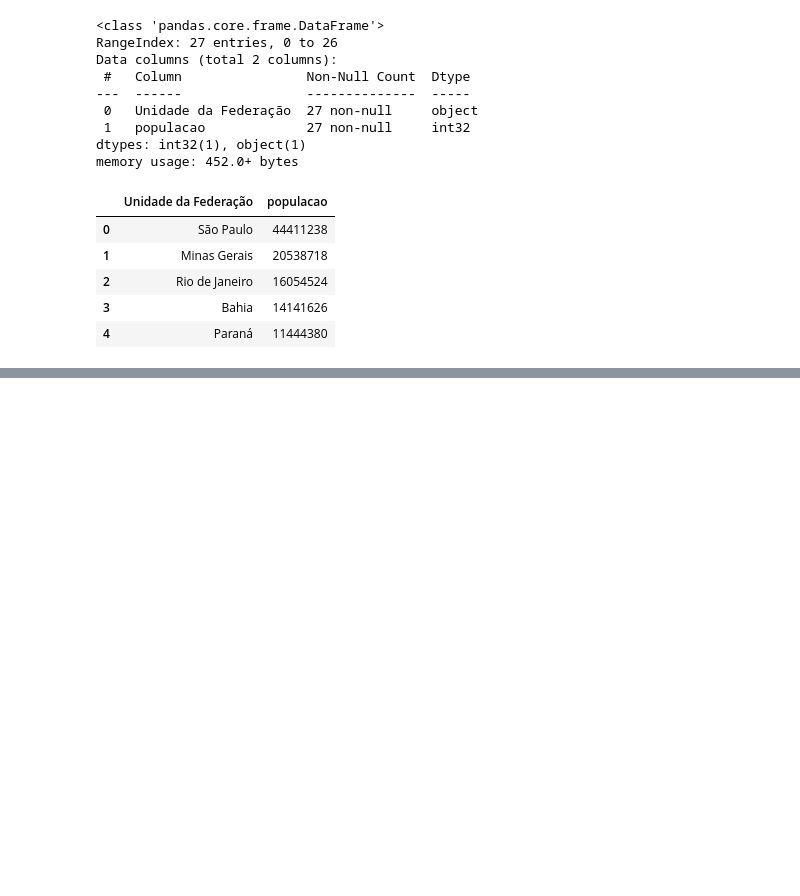
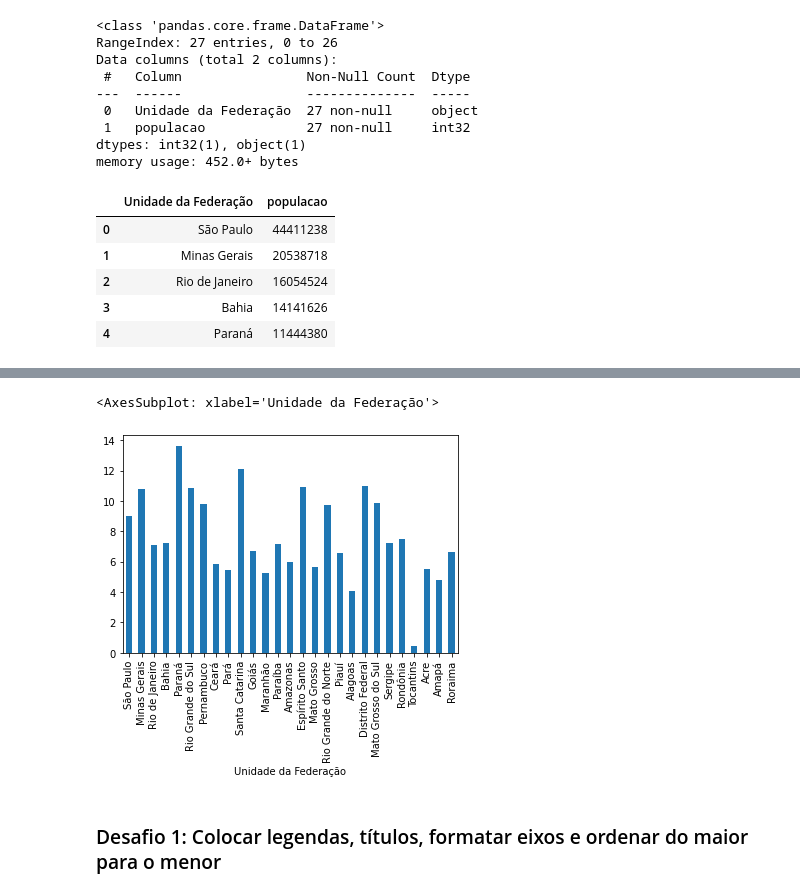
Before and after one commit to mvsampaio98/Data_Science, a Jupyter notebook: Estudos/FIAP/Fase1/2_Tratamento_Exploração_Visualização.ipynb, the cells around one changed output, grey strips where cells are left out. Cells and saved outputs as stored; diff of their text form; code cells hidden in the pictures; blank space fills up the shorter version.

```diff
--- a/Estudos/FIAP/Fase1/2_Tratamento_Exploração_Visualização.ipynb
+++ b/Estudos/FIAP/Fase1/2_Tratamento_Exploração_Visualização.ipynb
@@ -89,4 +89,4 @@ dados_ibge_tab.set_index('Unidade da Federação', inplace=True)
 # %%
 gastos_mais_recente.index = gastos_mais_recente.index.str[3:]
 # %%
-dados_ibge_tab.join(gastos_mais_recente)
+gastos_e_populacao = dados_ibge_tab.join(gastos_mais_recente)
@@ -111,0 +103,5 @@ dados_ibge_tab.join(gastos_mais_recente)
+# %%
+gastos_e_populacao['2023/Ago'] = gastos_e_populacao['2023/Ago'] * 1000000
+# %%
+gastos_e_populacao['gasto_por_hab'] = gastos_e_populacao['2023/Ago'] / gastos_e_populacao['populacao']
+gastos_e_populacao.head()
@@ -111,0 +116,7 @@ dados_ibge_tab.join(gastos_mais_recente)
+# %%
+gastos_e_populacao['gasto_por_hab'].plot(kind='bar')
+# %% [output]
+<AxesSubplot: xlabel='Unidade da Federação'>
+[figure, added]
+# %% [markdown]
+### Desafio 1: Colocar legendas, títulos, formatar eixos e ordenar do maior para o menor
```
Also changed, not shown: parts of 24 cells of this notebook, 1 other file.
